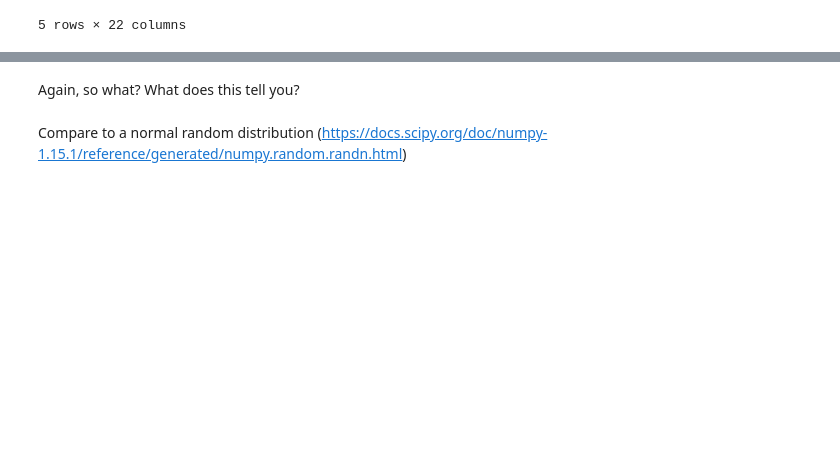
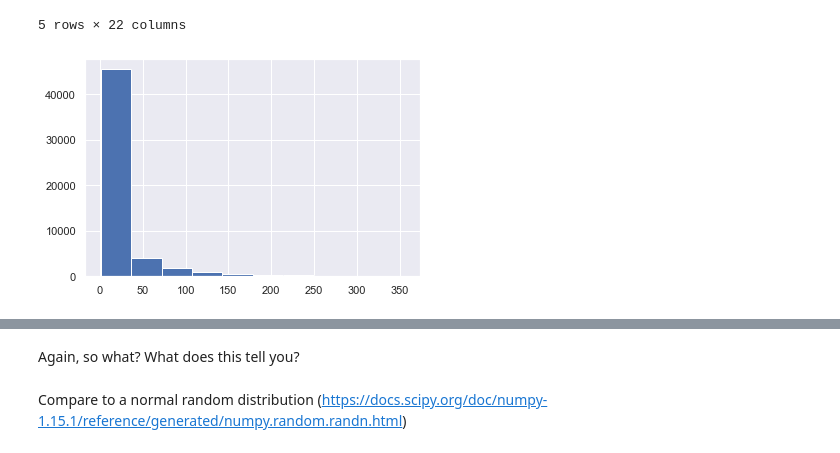
Before and after one commit to lindseyberlin/data-visualizations-matplotlib-seaborn_HTX-DS-111819, a Jupyter notebook: Code-Along_Matplotlib-and-Seaborn.ipynb, the cells around one changed output, grey strips where cells are left out. Cells and saved outputs as stored; diff of their text form; code cells hidden in the pictures; blank space fills up the shorter version.

```diff
--- a/Code-Along_Matplotlib-and-Seaborn.ipynb
+++ b/Code-Along_Matplotlib-and-Seaborn.ipynb
@@ -131,9 +164,13 @@ dog_df.head()
 5 rows × 22 columns
 # %%
 # Define your input variable
-for_hist = dog_df["days_in_shelter"]
+for_hist = df_dog["days_in_shelter"]
 # %%
 # Let's go ahead and throw that into a histogram!
+plt.hist(for_hist)
+plt.show()
+# %% [output]
+[figure, added]
 # %%
 # Interpret that histogram by adding a title and x/y labels
 # Change around the number of bins, too - how does that change perspective?
```
Also changed, not shown: parts of 22 cells of this notebook.
